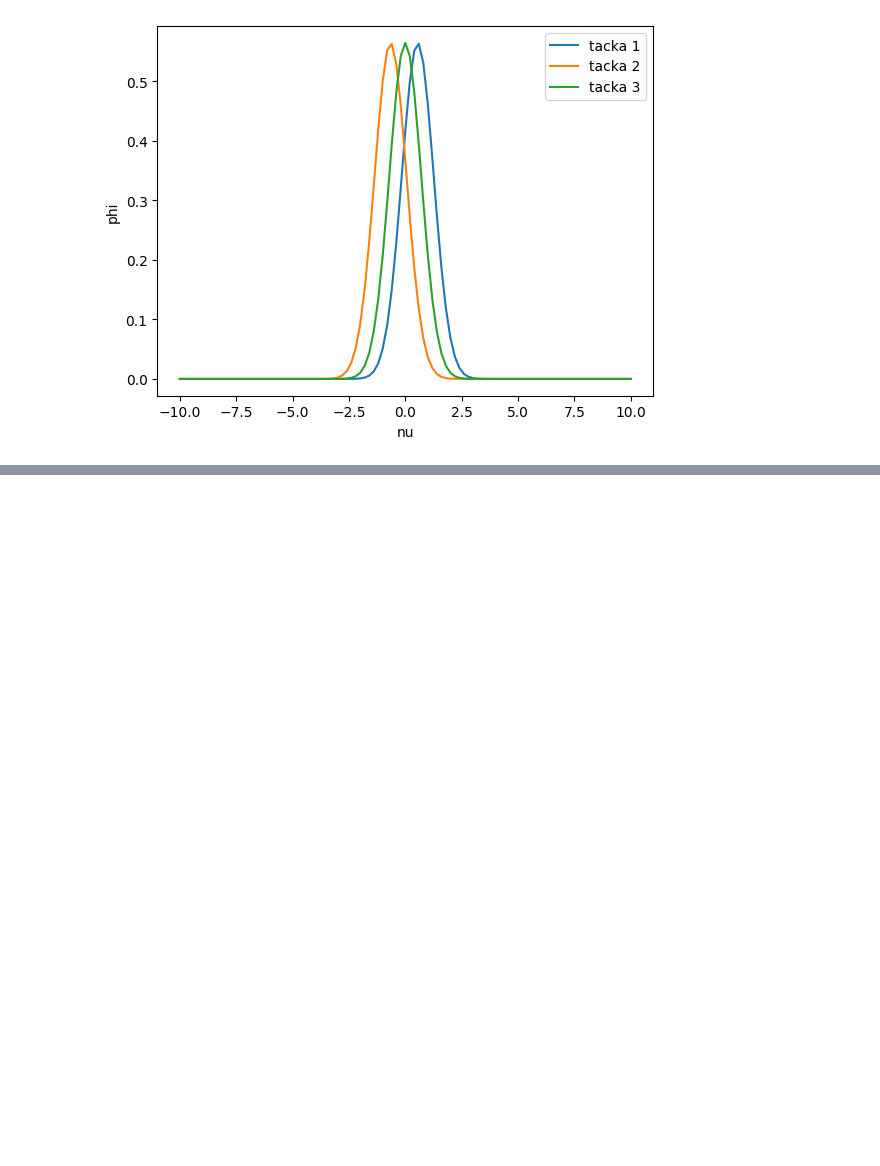
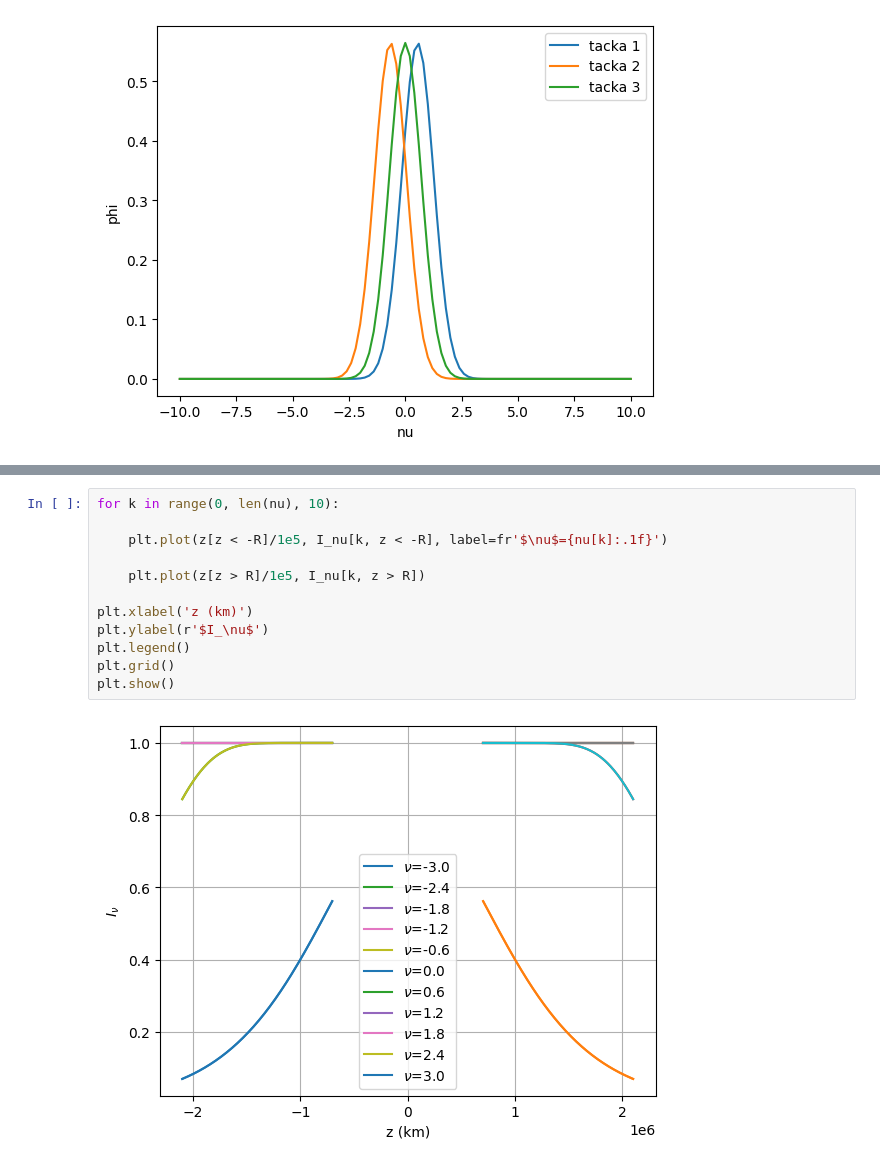
Before and after one commit to nmmladenovic-tech/moving_atmospheres_exercises, a Jupyter notebook: domaci.ipynb, the cells around one changed output, grey strips where cells are left out. Cells and saved outputs as stored; diff of their text form; blank space fills up the shorter version.

```diff
--- a/domaci.ipynb
+++ b/domaci.ipynb
@@ -254,0 +321,14 @@ plt.show()
+# %%
+for k in range(0, len(nu), 10):
+
+    plt.plot(z[z < -R]/1e5, I_nu[k, z < -R], label=fr'$\nu$={nu[k]:.1f}')
+
+    plt.plot(z[z > R]/1e5, I_nu[k, z > R])
+
+plt.xlabel('z (km)')
+plt.ylabel(r'$I_\nu$')
+plt.legend()
+plt.grid()
+plt.show()
+# %% [output]
+[figure, added]
```
Also changed, not shown: parts of 12 cells of this notebook, 1 other file.
